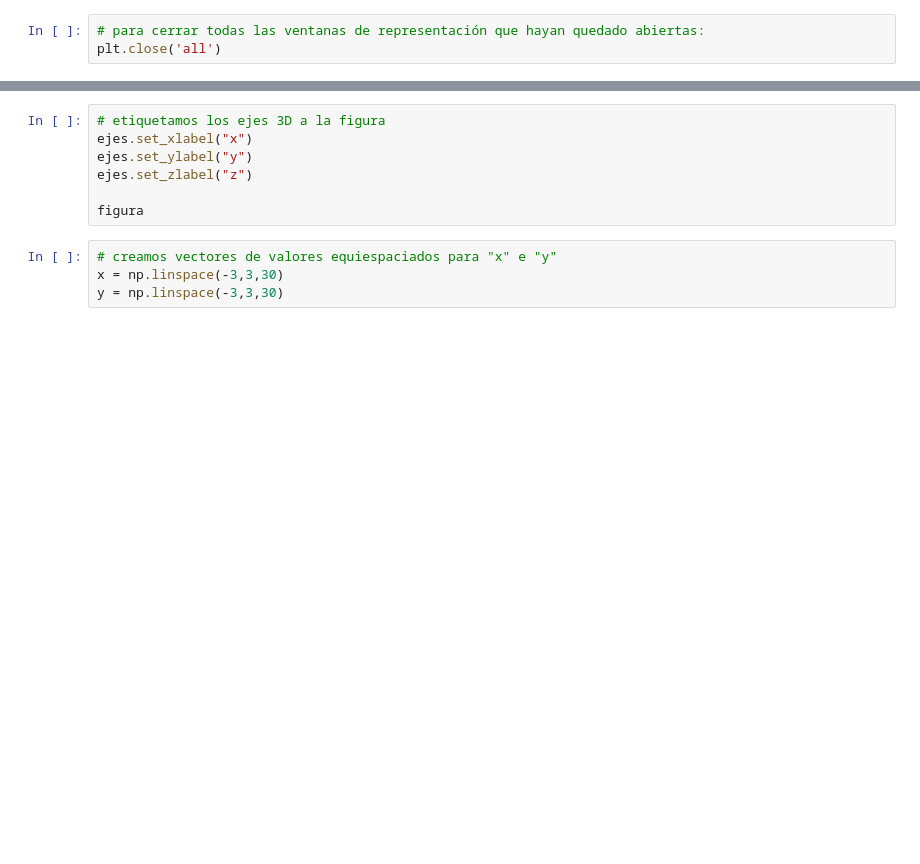
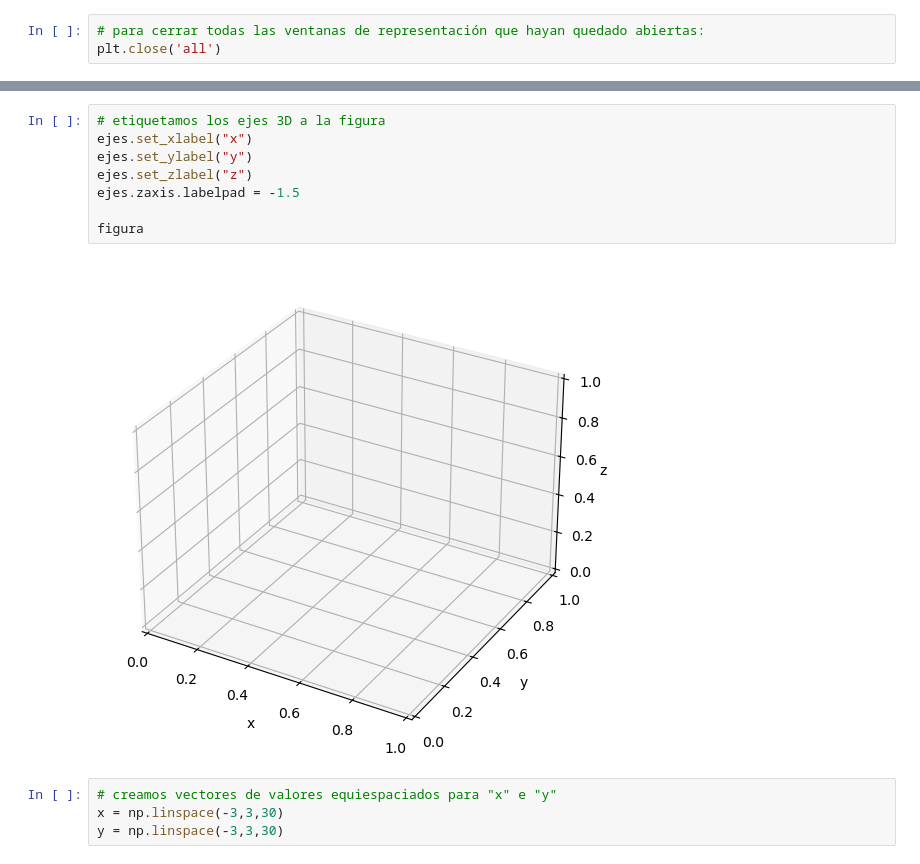
Before and after one commit to lauramoremar/ua-fmi1-aero, a Jupyter notebook: lessons/25-26/01-intro-representacion-funciones.ipynb, the cells around one changed output, grey strips where cells are left out. Drawn from its saved outputs; the diff is of its cells as text; blank space fills up the shorter version.

```diff
--- a/lessons/25-26/01-intro-representacion-funciones.ipynb
+++ b/lessons/25-26/01-intro-representacion-funciones.ipynb
@@ -23,10 +28,13 @@ figura.add_axes(ejes)
 # %%
 # etiquetamos los ejes 3D a la figura
 ejes.set_xlabel("x")
 ejes.set_ylabel("y")
 ejes.set_zlabel("z")
+ejes.zaxis.labelpad = -1.5
 
 figura
+# %% [output]
+[figure, added]
 # %%
 # creamos vectores de valores equiespaciados para "x" e "y"
 x = np.linspace(-3,3,30)
```
Also changed, not shown: parts of 6 cells of this notebook.
